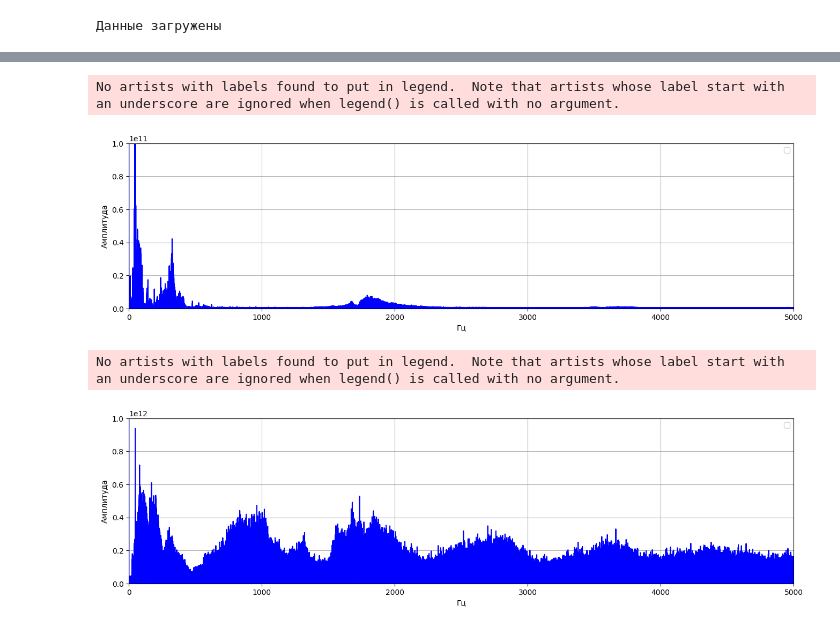
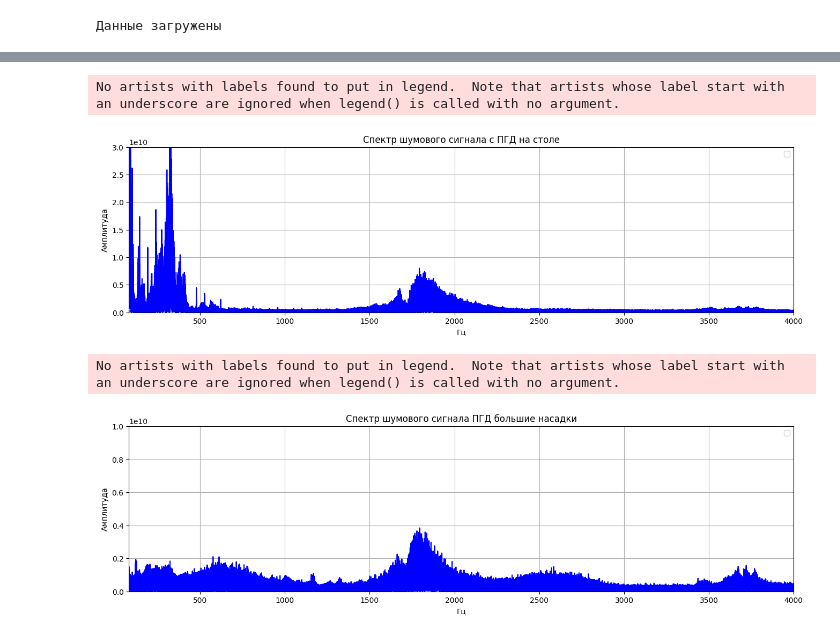
Before and after one commit to bdExplore/Scientific, a Jupyter notebook: Python/pdg_0711.ipynb, the cells around one changed output, grey strips where cells are left out. Saved outputs shown, nothing was run; the diff lists cells and outputs as text; code cells hidden in the pictures.

```diff
--- a/Python/pdg_0711.ipynb
+++ b/Python/pdg_0711.ipynb
@@ -8,12 +8,18 @@ from audio_function import *
 # %% [output]
 Данные загружены
 # %%
-fs, data_micr_calibr =  wavfile.read('/Users/bogda/Desktop/Acoustics/Scientific/Исходные данные/PGD_0711/TASCAM_0099S1.wav')
-fs, data_pgd_calibr = wavfile.read('/Users/bogda/Desktop/Acoustics/Scientific/Исходные данные/PGD_0711/TASCAM_0099S2.wav')
+fs, data_micr_calibr =  wavfile.read('/Users/bogda/Desktop/Acoustics/Scientific/Исходные данные/PGD_0711/TASCAM_0098S1.wav')
+fs, data_pgd_calibr = wavfile.read('/Users/bogda/Desktop/Acoustics/Scientific/Исходные данные/PGD_0711/TASCAM_0098S2.wav')
+
 fs, data_micr_shum = wavfile.read('/Users/bogda/Desktop/Acoustics/Scientific/Исходные данные/PGD_0711/TASCAM_0099S1.wav')
 fs, data_pgd_shum = wavfile.read('/Users/bogda/Desktop/Acoustics/Scientific/Исходные данные/PGD_0711/TASCAM_0099S2.wav')
+
 fs, data_micr_shum_small = wavfile.read('/Users/bogda/Desktop/Acoustics/Scientific/Исходные данные/PGD_0711/TASCAM_0102S1.wav')
 fs, data_pgd_shum_small = wavfile.read('/Users/bogda/Desktop/Acoustics/Scientific/Исходные данные/PGD_0711/TASCAM_0102S2.wav')
+
 fs, data_micr_stol = wavfile.read('/Users/bogda/Desktop/Acoustics/Scientific/Исходные данные/PGD_0711/TASCAM_0103S1.wav')
 fs, data_pgd_stol = wavfile.read('/Users/bogda/Desktop/Acoustics/Scientific/Исходные данные/PGD_0711/TASCAM_0103S2.wav')
+
+fs, data_micr_porolon = wavfile.read('/Users/bogda/Desktop/Acoustics/Scientific/Исходные данные/PGD_0711/TASCAM_0104S1.wav')
+fs, data_pgd_porolon = wavfile.read('/Users/bogda/Desktop/Acoustics/Scientific/Исходные данные/PGD_0711/TASCAM_0104S2.wav')
 # %%
@@ -35,26 +114,28 @@ plt.plot(f, np.abs(fft(signal)), color='blue')
 plt.legend()
 plt.xlabel("Гц")
 plt.ylabel("Амплитуда")
+plt.title('Спектр шумового сигнала с ПГД на столе')
 plt.grid(True)
-plt.ylim(0, 1e11)
-plt.xlim(0,5000)
+plt.ylim(0, 3e10)
+plt.xlim(80, 4000)
 plt.show()
 # %% [output]
 No artists with labels found to put in legend.  Note that artists whose label start with an underscore are ignored when legend() is called with no argument.
-[figure, old version]
+[figure, new version]
 # %%
-signal = data_micr_stol
+signal = data_pgd_shum
 t = np.arange(len(signal))/fs
 f = fftfreq(len(signal), 1 / fs)
 plt.figure(figsize=(16,4))
 plt.plot(f, np.abs(fft(signal)), color='blue')
 plt.legend()
 plt.xlabel("Гц")
 plt.ylabel("Амплитуда")
+plt.title('Спектр шумового сигнала ПГД большие насадки')
 plt.grid(True)
-plt.ylim(0, 1e12)
-plt.xlim(0,5000)
+plt.ylim(0, 1e10)
+plt.xlim(80, 4000)
 plt.show()
 # %% [output]
 No artists with labels found to put in legend.  Note that artists whose label start with an underscore are ignored when legend() is called with no argument.
-[figure, old version]
+[figure, new version]
```
Also changed, not shown: parts of 14 cells of this notebook, 4 other files.
